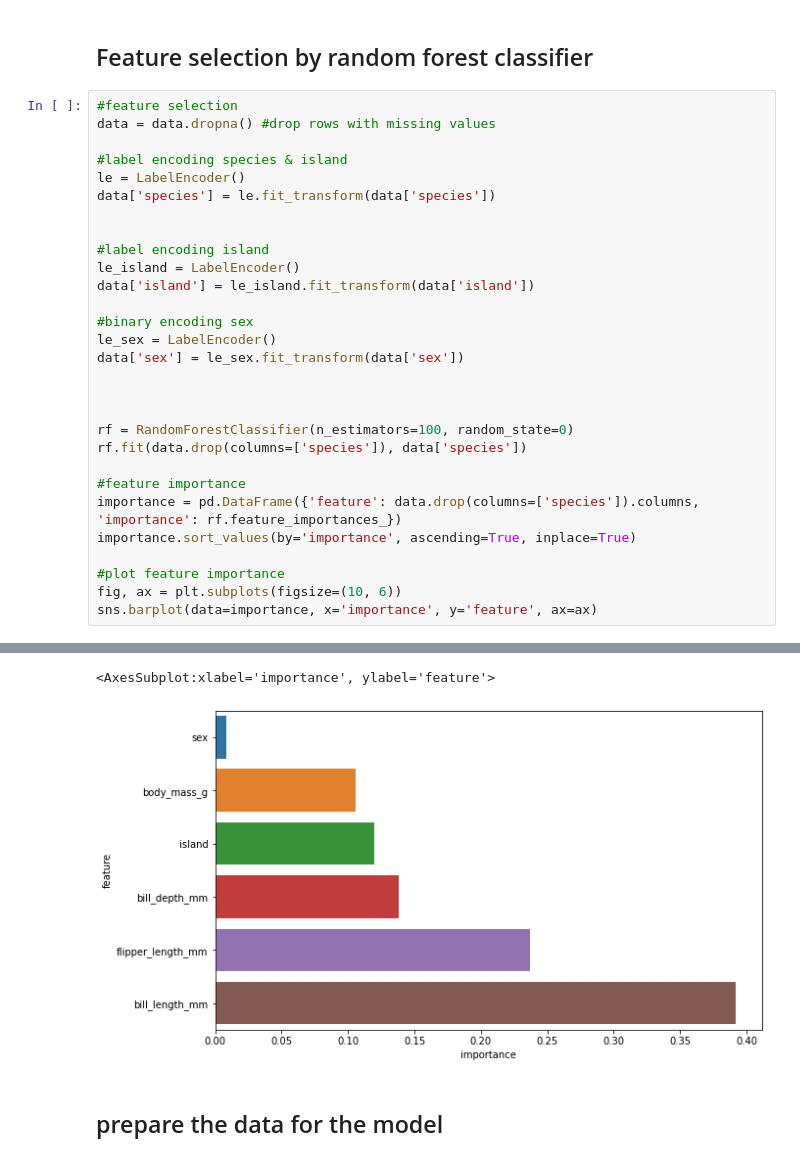
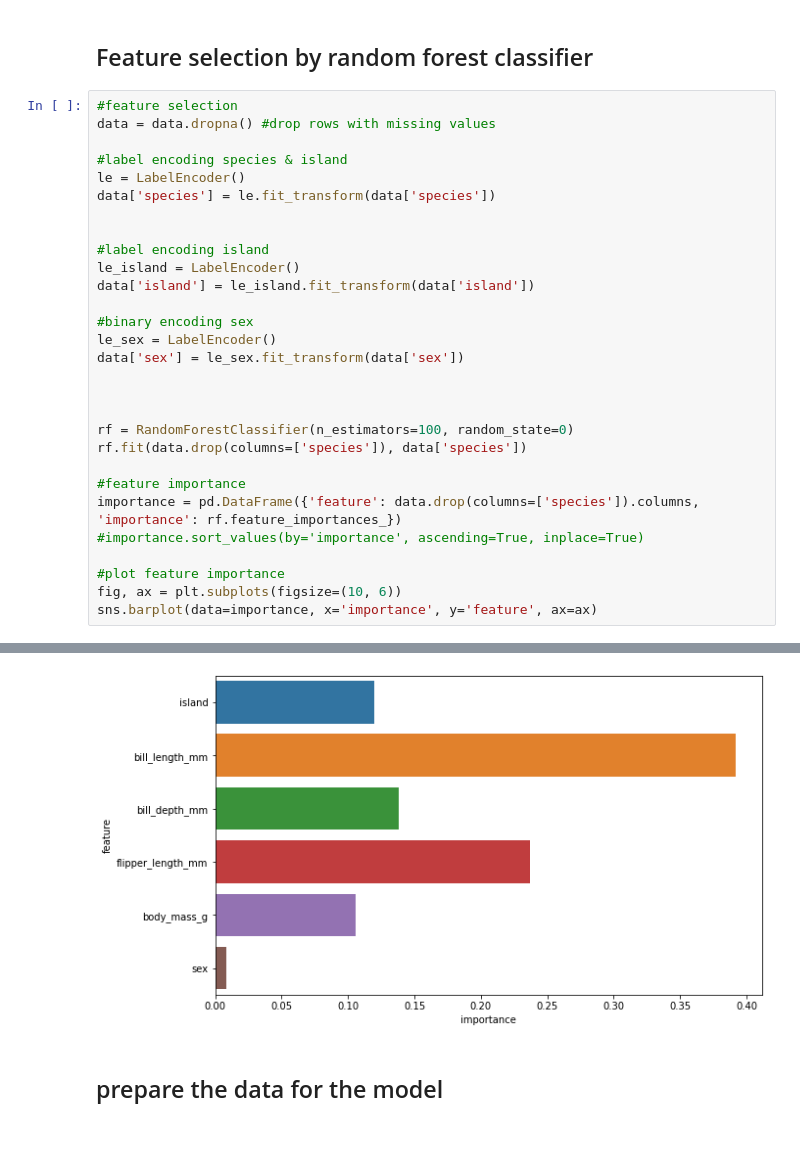
Before and after one commit to DmHoly/PY04_Tutorial_DataAnalysis, a Jupyter notebook: penguins.ipynb, the cells around one changed output, grey strips where cells are left out. Cells and saved outputs as stored; diff of their text form.

```diff
--- a/penguins.ipynb
+++ b/penguins.ipynb
@@ -69,7 +69,7 @@ rf.fit(data.drop(columns=['species']), data['species'])
 
 #feature importance
 importance = pd.DataFrame({'feature': data.drop(columns=['species']).columns, 'importance': rf.feature_importances_})
-importance.sort_values(by='importance', ascending=True, inplace=True)
+#importance.sort_values(by='importance', ascending=True, inplace=True)
 
 #plot feature importance
 fig, ax = plt.subplots(figsize=(10, 6))
@@ -93,5 +79,4 @@ See the caveats in the documentation: https://pandas.pydata.org/pandas-docs/stab
-<AxesSubplot:xlabel='importance', ylabel='feature'>
-[figure, old version]
+[figure, new version]
 # %% [markdown]
 ## prepare the data for the model
 # %%
```
Also changed, not shown: parts of 5 cells of this notebook.
